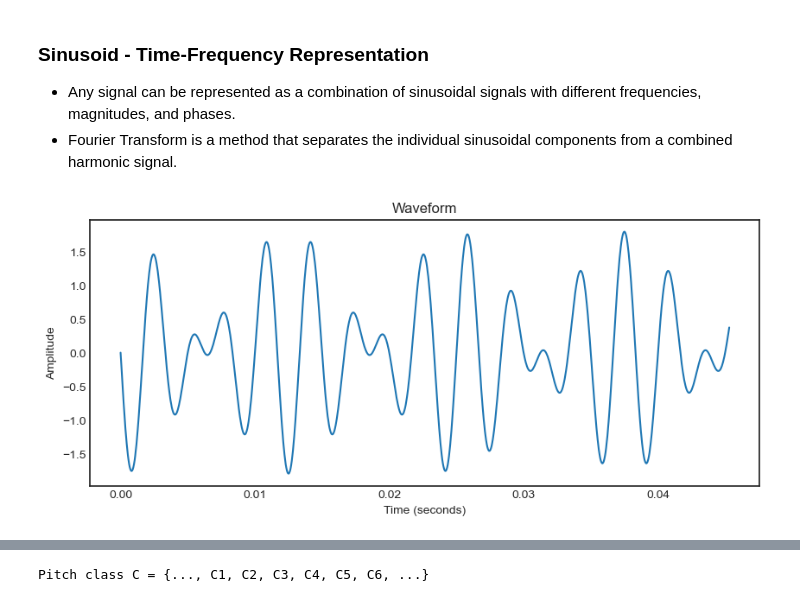
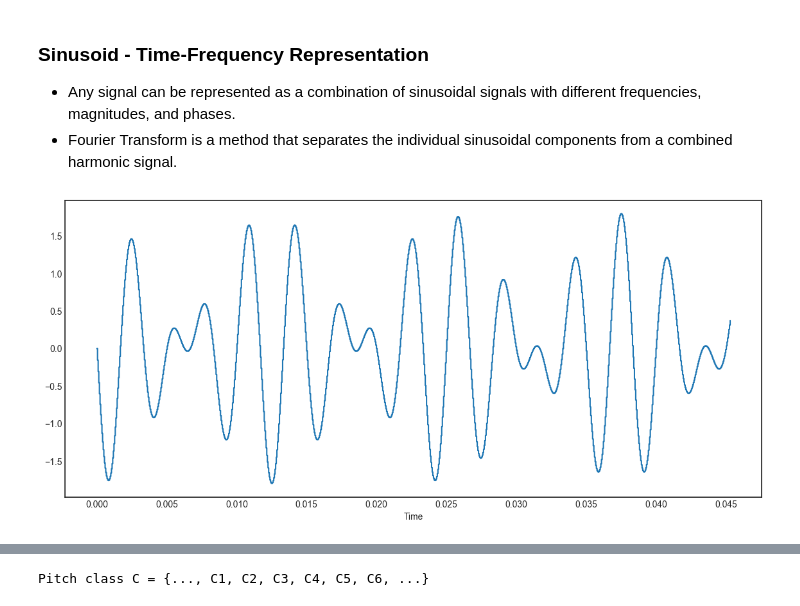
Before and after one commit to Bonniecoleman/Audio_Classification, a Jupyter notebook: Audio_Processing.ipynb, the cells around one changed output, grey strips where cells are left out. Drawn from its saved outputs; the diff is of its cells as text; code cells hidden in the pictures.

```diff
--- a/Audio_Processing.ipynb
+++ b/Audio_Processing.ipynb
@@ -184,18 +181,12 @@ def Sinusoid(A, f, phi, fs, t):
 # %%
 sin = Sinusoid(0.9, 340, np.pi/2, 22050, 1)
 sin2 = Sinusoid(0.9, 260, np.pi/2, 22050, 1)
 complexwav = sin + sin2
 
-duration = len(complexwav) / 22050
-time = np.linspace(0, duration, len(complexwav), endpoint=False)
-
-plt.figure(figsize=(10, 4))
-plt.plot(time[:1000], complexwav[:1000])
-plt.xlabel("Time (seconds)")
-plt.ylabel("Amplitude")
-plt.title("Waveform");
+fig = plt.figure(figsize = (14, 6))
+librosa.display.waveshow(complexwav[:1000], sr= fs);
 # %% [output]
-[figure, old version]
+[figure, new version]
 # %%
 ipd.Audio(sin + sin/2 + sin/4, rate = 22050)
 # %% [output]
```
Also changed, not shown: parts of 14 cells of this notebook.
